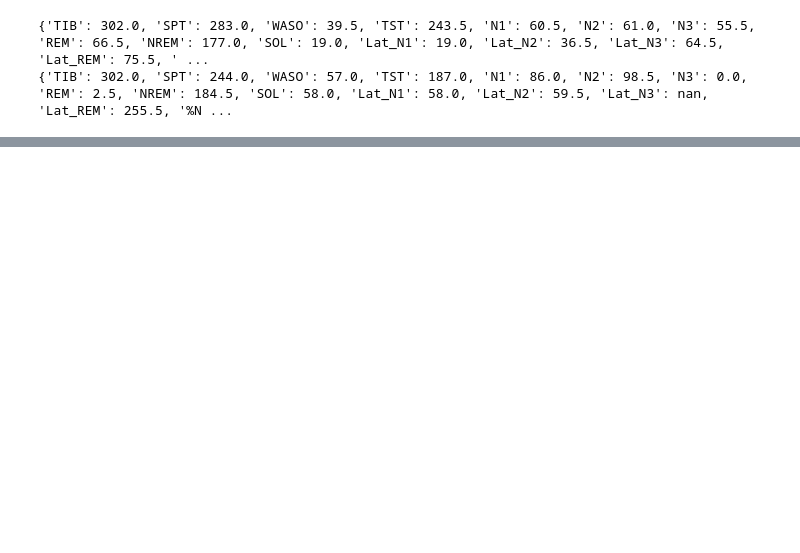
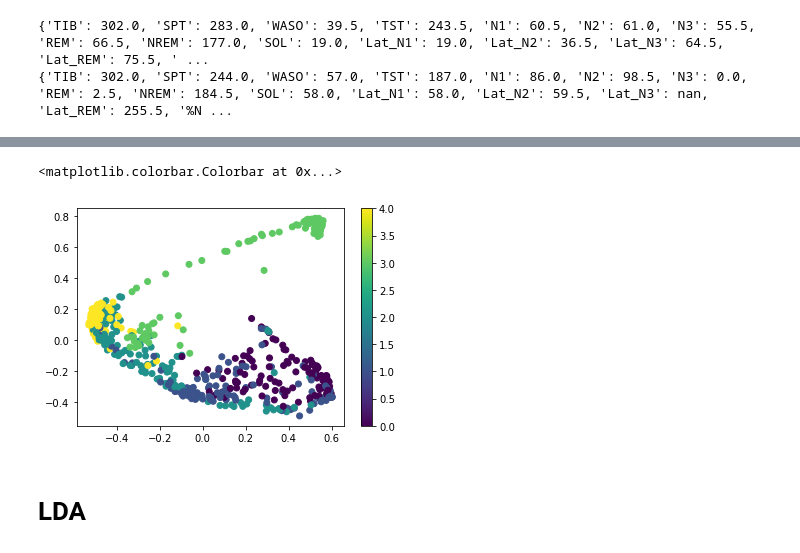
Before and after one commit to ArturoSirvent/Polisognograma, a Jupyter notebook: load_data_ytal.ipynb, the cells around one changed output, grey strips where cells are left out. Saved outputs shown, nothing was run; the diff lists cells and outputs as text; code cells hidden in the pictures; blank space fills up the shorter version.

```diff
--- a/load_data_ytal.ipynb
+++ b/load_data_ytal.ipynb
@@ -265,0 +315,10 @@ print(yasa.sleep_statistics(hypno_pred_epocas_validas,1/30))
+# %%
+#hacemos lo mismo pero para el kernel pca
+kpca=KernelPCA(n_components=15,kernel="rbf")
+x_kpca=kpca.fit_transform(data_4_pca)
+# %%
+plt.scatter(x_kpca[:,0],x_kpca[:,1],c=hypno1[indices])
+plt.colorbar()
+# %% [output]
+<matplotlib.colorbar.Colorbar at 0x...>
+[figure, added]
@@ -265,0 +328,2 @@ print(yasa.sleep_statistics(hypno_pred_epocas_validas,1/30))
+# %% [markdown]
+# LDA
```
Also changed, not shown: parts of 19 cells of this notebook.
